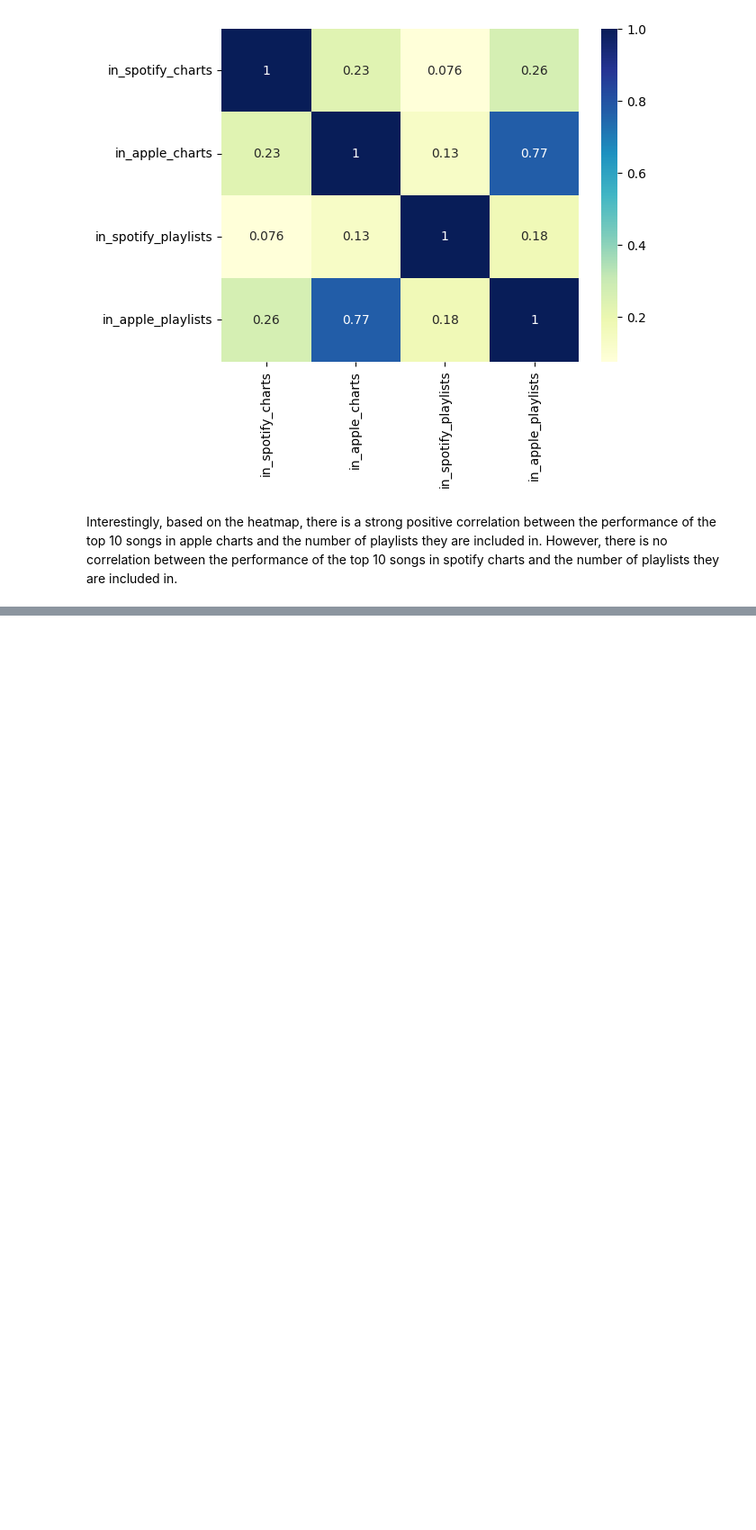
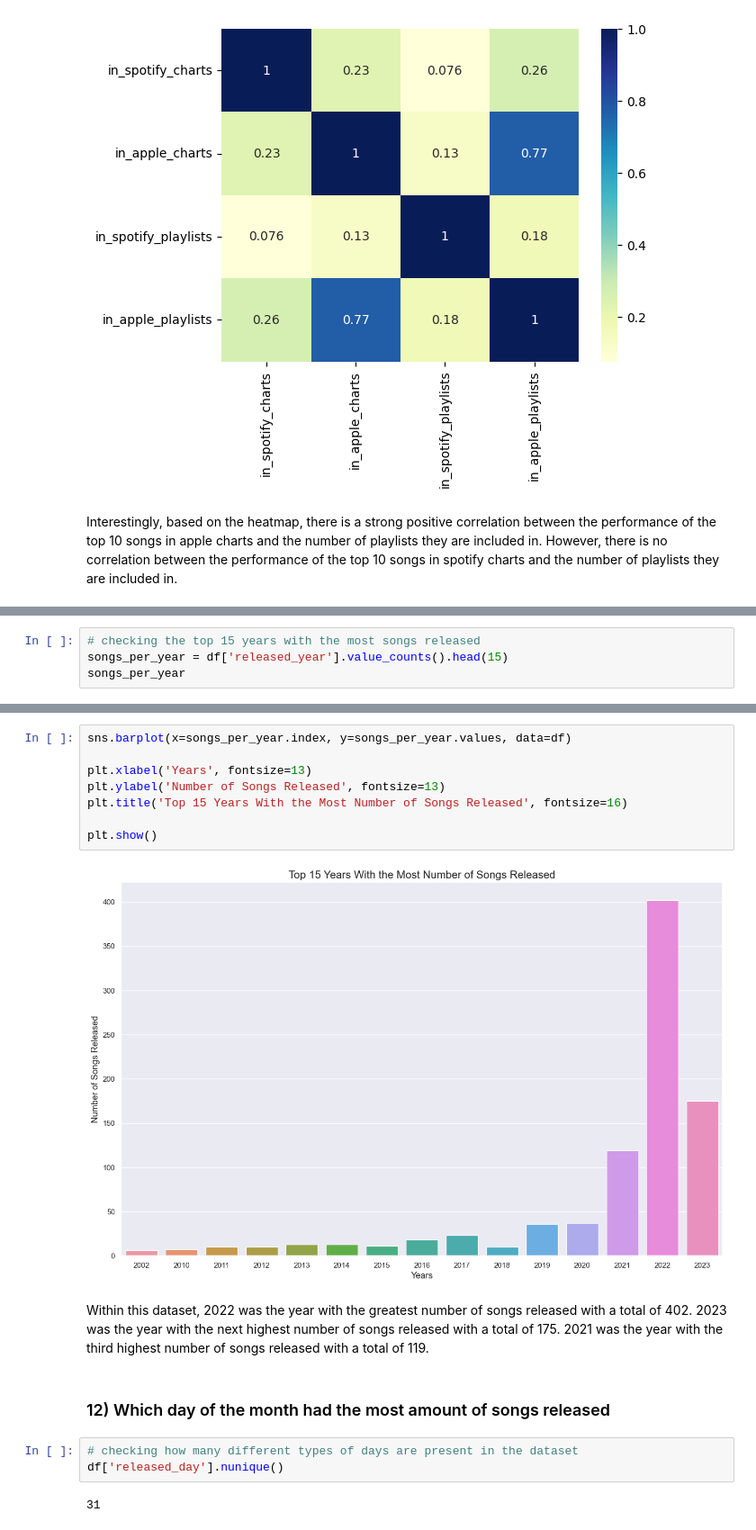
Before and after one commit to Graviton12/TP1_SZM_JBG, a Jupyter notebook: TP1_SZM_JBG.ipynb, the cells around one changed output, grey strips where cells are left out. Shown at 90% size. Drawn from its saved outputs; the diff is of its cells as text; blank space fills up the shorter version.

```diff
--- a/TP1_SZM_JBG.ipynb
+++ b/TP1_SZM_JBG.ipynb
@@ -591,0 +669,4 @@ Interestingly, based on the heatmap, there is a strong positive correlation betw
+# %%
+# checking the top 15 years with the most songs released
+songs_per_year = df['released_year'].value_counts().head(15)
+songs_per_year
@@ -591,0 +691,19 @@ Interestingly, based on the heatmap, there is a strong positive correlation betw
+# %%
+sns.barplot(x=songs_per_year.index, y=songs_per_year.values, data=df)
+
+plt.xlabel('Years', fontsize=13)
+plt.ylabel('Number of Songs Released', fontsize=13)
+plt.title('Top 15 Years With the Most Number of Songs Released', fontsize=16)
+
+plt.show()
+# %% [output]
+[figure, added]
+# %% [markdown]
+Within this dataset, 2022 was the year with the greatest number of songs released with a total of 402. 2023 was the year with the next highest number of songs released with a total of 175. 2021 was the year with the third highest number of songs released with a total of 119.
+# %% [markdown]
+### 12) Which day of the month had the most amount of songs released
+# %%
+# checking how many different types of days are present in the dataset
+df['released_day'].nunique()
+# %% [output]
+31
```
Also changed, not shown: parts of 25 cells of this notebook.
